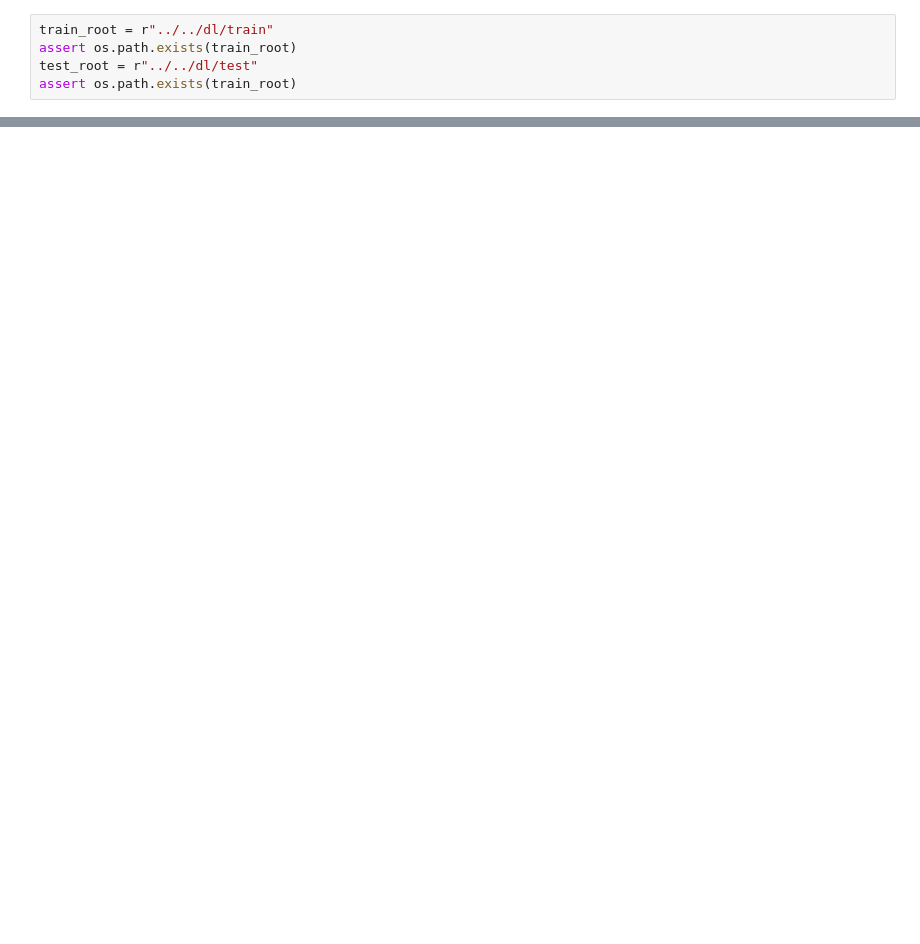
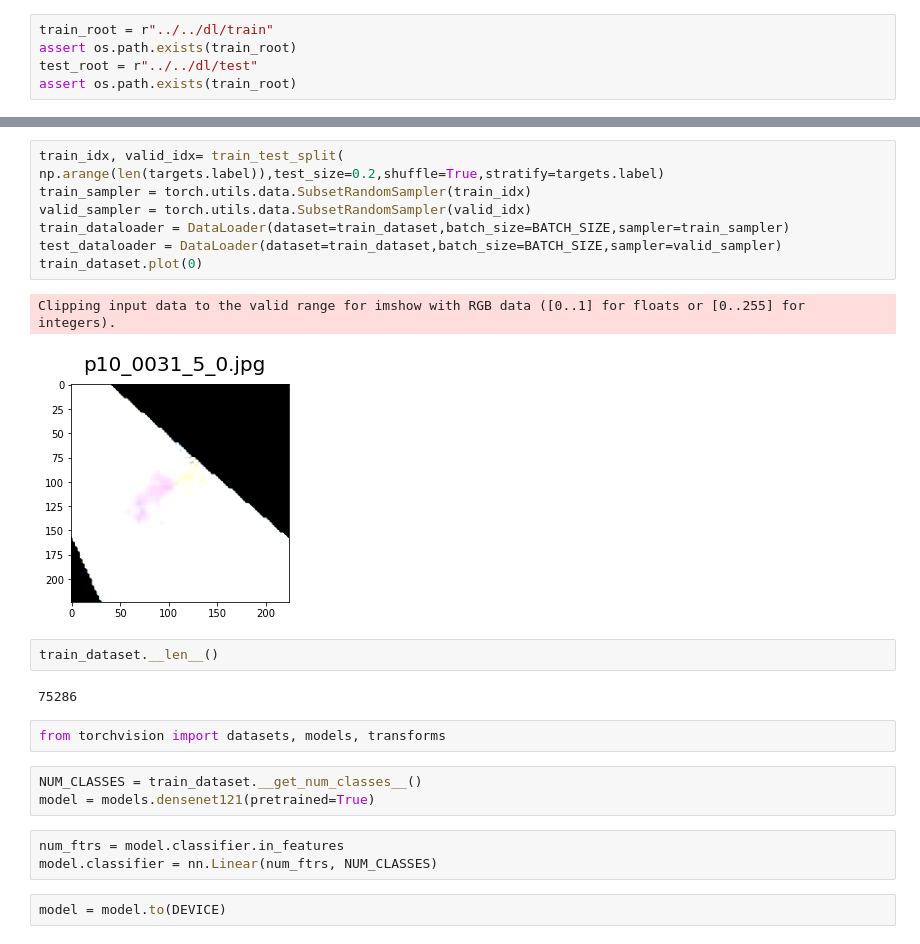
Before and after one commit to BlonskiP/local-features-segmentation, a Jupyter notebook: notebooks/model/DL-model.ipynb, the cells around one changed output, grey strips where cells are left out. Cells and saved outputs as stored; diff of their text form; blank space fills up the shorter version.

```diff
--- a/notebooks/model/DL-model.ipynb
+++ b/notebooks/model/DL-model.ipynb
@@ -30,0 +67,25 @@ train_dataloader = DataLoader(dataset=train_dataset,batch_size=BATCH_SIZE, shuff
+# %%
+train_idx, valid_idx= train_test_split(
+np.arange(len(targets.label)),test_size=0.2,shuffle=True,stratify=targets.label)
+train_sampler = torch.utils.data.SubsetRandomSampler(train_idx)
+valid_sampler = torch.utils.data.SubsetRandomSampler(valid_idx)
+train_dataloader = DataLoader(dataset=train_dataset,batch_size=BATCH_SIZE,sampler=train_sampler)
+test_dataloader = DataLoader(dataset=train_dataset,batch_size=BATCH_SIZE,sampler=valid_sampler)
+train_dataset.plot(0)
+# %% [output]
+Clipping input data to the valid range for imshow with RGB data ([0..1] for floats or [0..255] for integers).
+[figure, added]
+# %%
+train_dataset.__len__()
+# %% [output]
+75286
+# %%
+from torchvision import datasets, models, transforms
+# %%
+NUM_CLASSES = train_dataset.__get_num_classes__()
+model = models.densenet121(pretrained=True)
+# %%
+num_ftrs = model.classifier.in_features
+model.classifier = nn.Linear(num_ftrs, NUM_CLASSES)
+# %%
+model = model.to(DEVICE)
```
Also changed, not shown: parts of 20 cells of this notebook, 12 other files.
